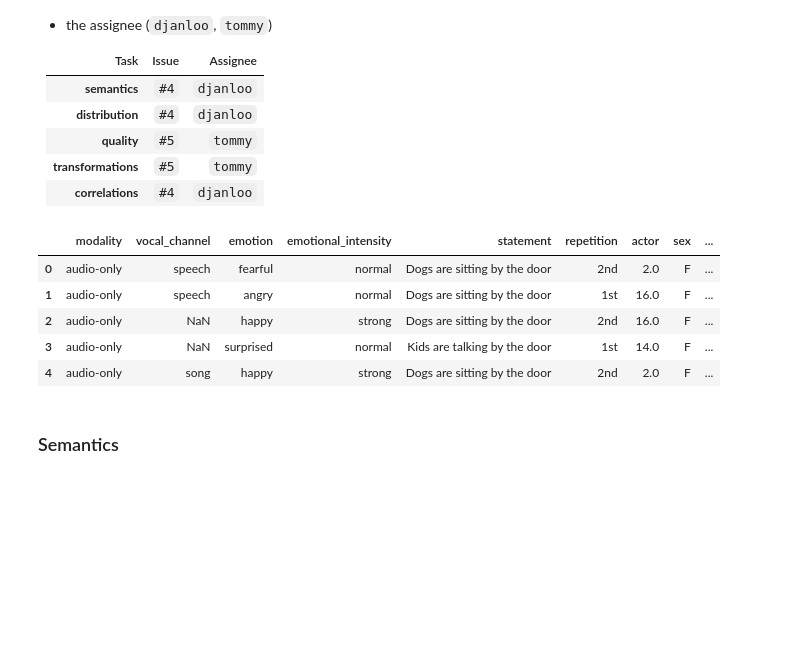
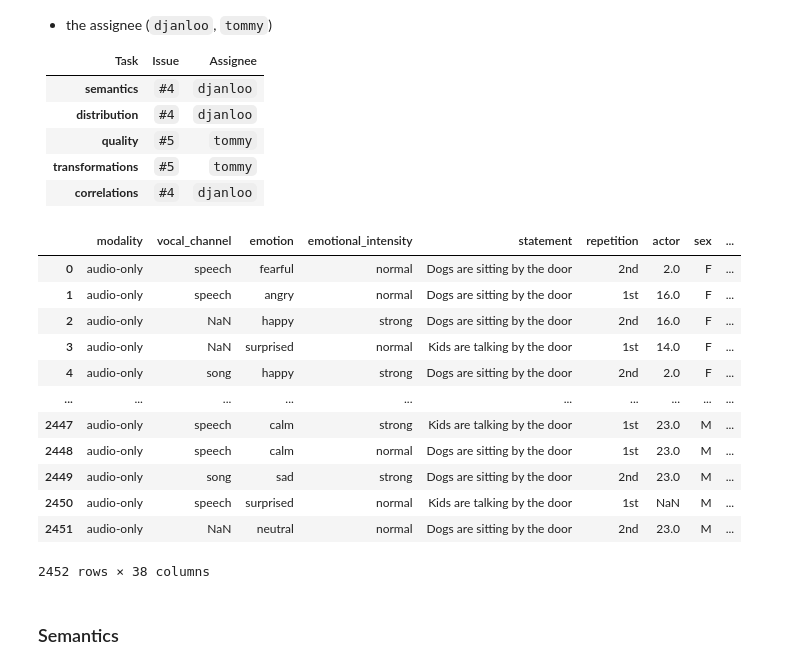
Before and after one commit to djanloo/dynamiting, a Jupyter notebook: UNDERSTANDING/data_understanding.ipynb, the cells around one changed output. Saved outputs shown, nothing was run; the diff lists cells and outputs as text; code cells hidden in the pictures; blank space fills up the shorter version.

```diff
--- a/UNDERSTANDING/data_understanding.ipynb
+++ b/UNDERSTANDING/data_understanding.ipynb
@@ -27,16 +27,23 @@ sns.set()
 # %%
 df = pd.read_csv("ravdess_features.csv")
 already_transformed = False #This  will be useful later
 # Set to display all fields
-pd.set_option('display.max_rows', 10, 'display.max_columns', None)
-display(df.head())
+pd.set_option('display.max_rows', 15, 'display.max_columns', None)
+display(df)
 # %% [output]
 |  | modality | vocal_channel | emotion | emotional_intensity | statement | repetition | actor | sex | ... |
 | 0 | audio-only | speech | fearful | normal | Dogs are sitting by the door | 2nd | 2.0 | F | ... |
 | 1 | audio-only | speech | angry | normal | Dogs are sitting by the door | 1st | 16.0 | F | ... |
 | 2 | audio-only | NaN | happy | strong | Dogs are sitting by the door | 2nd | 16.0 | F | ... |
 | 3 | audio-only | NaN | surprised | normal | Kids are talking by the door | 1st | 14.0 | F | ... |
 | 4 | audio-only | song | happy | strong | Dogs are sitting by the door | 2nd | 2.0 | F | ... |
+| ... | ... | ... | ... | ... | ... | ... | ... | ... | ... |
+| 2447 | audio-only | speech | calm | strong | Kids are talking by the door | 1st | 23.0 | M | ... |
+| 2448 | audio-only | speech | calm | normal | Dogs are sitting by the door | 1st | 23.0 | M | ... |
+| 2449 | audio-only | song | sad | strong | Dogs are sitting by the door | 2nd | 23.0 | M | ... |
+| 2450 | audio-only | speech | surprised | normal | Kids are talking by the door | 1st | NaN | M | ... |
+| 2451 | audio-only | NaN | neutral | normal | Dogs are sitting by the door | 2nd | 23.0 | M | ... |
+2452 rows × 38 columns
 # %% [markdown]
 ### Semantics
 # %% [markdown]
```
Also changed, not shown: parts of 6 cells of this notebook, 5 other files.
